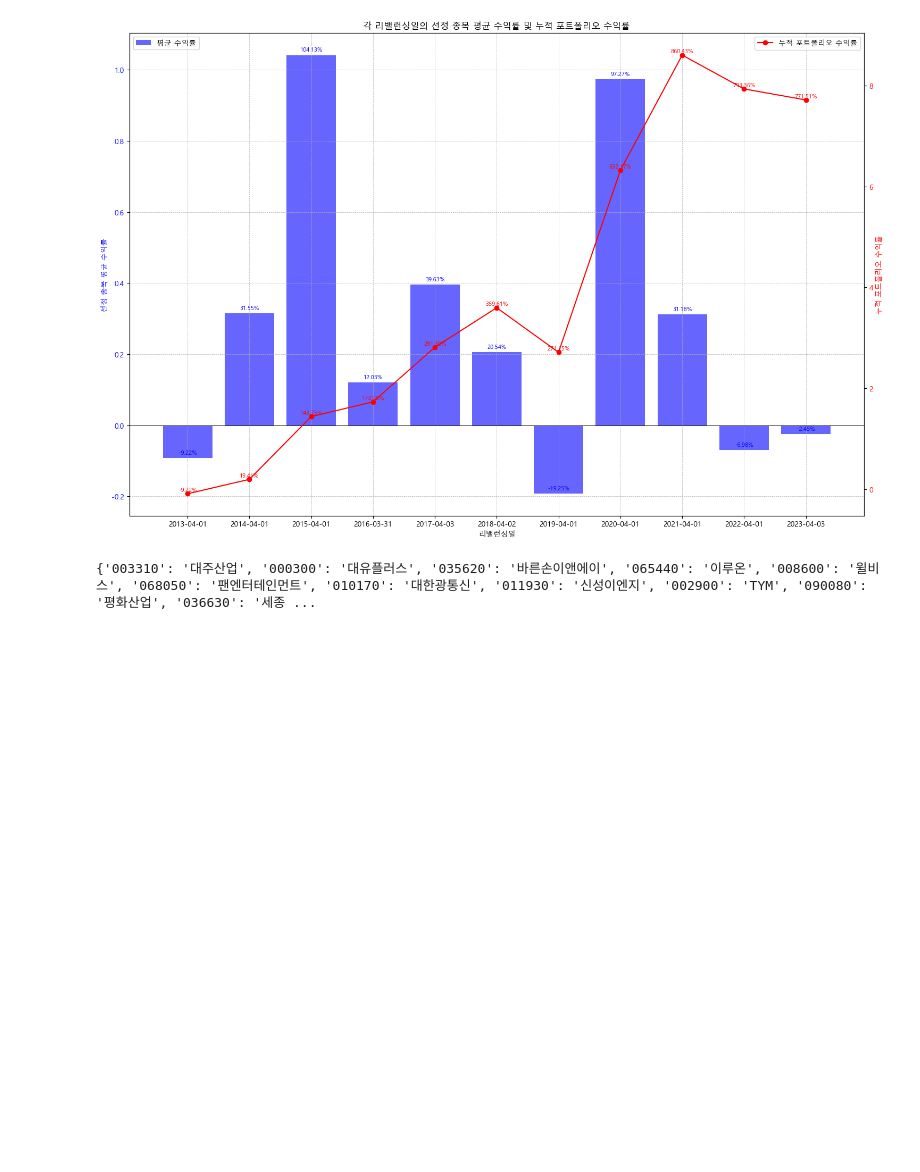
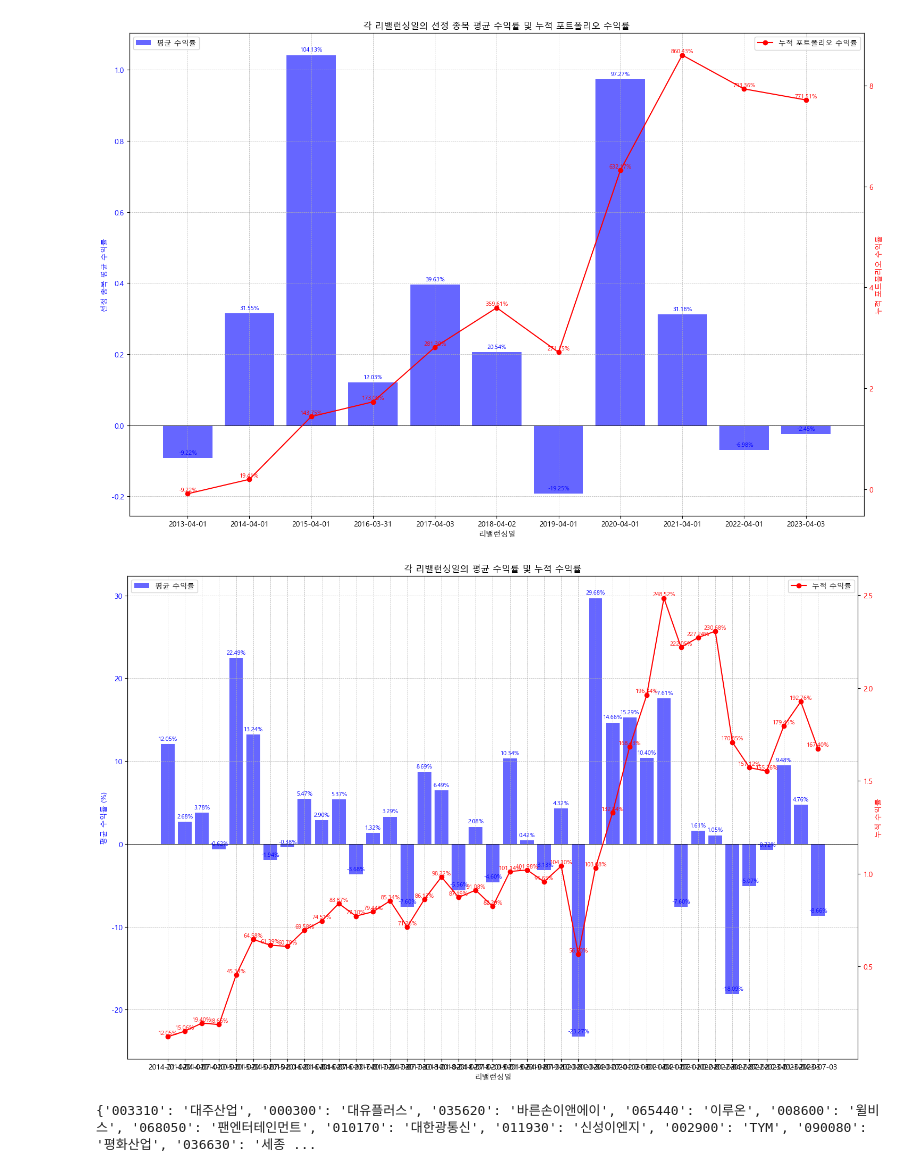
Before and after one commit to Il1Il1IllI1I/Alpha_invest, a Jupyter notebook: new.ipynb, the cells around one changed output. Saved outputs shown, nothing was run; the diff lists cells and outputs as text; code cells hidden in the pictures; blank space fills up the shorter version.

```diff
--- a/new.ipynb
+++ b/new.ipynb
@@ -102,3 +296,96 @@ plt.show()
+# %%
+import pandas as pd
+import numpy as np
+import matplotlib.pyplot as plt
+
+# MACD 계산 함수
+def compute_macd(data, short_window=12, long_window=26, signal_window=9):
+    short_ema = data['Close'].ewm(span=short_window, adjust=False).mean()
+    long_ema = data['Close'].ewm(span=long_window, adjust=False).mean()
+
+    data['MACD'] = short_ema - long_ema
+    data['Signal_Line'] = data['MACD'].ewm(span=signal_window, adjust=False).mean()
+    return data
+
+# 데이터 불러오기
+close_df = pd.read_csv('close_df.csv')
+close_df['Date'] = pd.to_datetime(close_df['Date'])
+
+# 리밸런싱일 정의
+rebalancing_dates = [
+    '2014-01-02', '2014-04-01', '2014-07-01', '2014-10-01', '2015-01-02', '2015-04-01', '2015-07-01', '2015-10-01',
+    '2016-01-04', '2016-04-01', '2016-07-01', '2016-10-04', '2017-01-02', '2017-04-03', '2017-07-03', '2017-10-10',
+    '2018-01-02', '2018-04-02', '2018-07-02', '2018-10-01', '2019-01-02', '2019-04-01', '2019-07-01', '2019-10-01',
+    '2020-01-02', '2020-04-01', '2020-07-01', '2020-10-05', '2021-01-04', '2021-04-01', '2021-07-01', '2021-10-01',
+    '2022-01-03', '2022-04-01', '2022-07-01', '2022-10-04', '2023-01-02', '2023-04-03', '2023-07-03', '2023-10-04'
+]
+
+# 선택된 종목
+selected_stocks = close_df.columns[1:].tolist()
+
+# 각 종목에 대한 백테스트 수행
+portfolio_returns_dict = {}
+selected_stocks_each_period = {}  # 리밸런싱일마다 매수신호를 준 종목들을 저장
+
+for stock in selected_stocks:
+    stock_data = close_df[['Date', stock]].copy()
+    stock_data.rename(columns={stock: 'Close'}, inplace=True)
+    stock_data = compute_macd(stock_data)
+
+    stock_returns = []
+    for i in range(len(rebalancing_dates) - 1):
+        start_date = rebalancing_dates[i]
+        end_date = rebalancing_dates[i + 1]
+
+        buy_signal = stock_data[(stock_data['Date'] >= start_date) & (stock_data['Date'] < end_date) & (stock_data['MACD'] > stock_data['Signal_Line'])]
+        if not buy_signal.empty:
+            buy_date = buy_signal.iloc[0]['Date']
+            buy_price = stock_data[stock_data['Date'] == buy_date]['Close'].values[0]
+            sell_price = stock_data[stock_data['Date'] == end_date]['Close'].values[0]
+            stock_returns.append((sell_price - buy_price) / buy_price)
+
+            # 해당 기간동안 매수신호를 준 종목을 저장
+            if start_date in selected_stocks_each_period:
+                selected_stocks_each_period[start_date].append(stock)
+            else:
+                selected_stocks_each_period[start_date] = [stock]
+        else:
+            stock_returns.append(0)
+
+    portfolio_returns_dict[stock] = stock_returns
+
+# 각 리밸런싱일에 대한 평균 수익률 계산
+average_returns = [np.mean([portfolio_returns_dict[stock][i] for stock in selected_stocks]) for i in range(len(rebalancing_dates) - 1)]
+
+# 누적 수익률 계산
+cumulative_returns = np.cumprod(np.array(average_returns) + 1) - 1
+
+# 그래프 그리기
+fig, ax1 = plt.subplots(figsize=(15, 10))
+bars = ax1.bar(rebalancing_dates[:-1], np.array(average_returns) * 100, color='blue', label='평균 수익률', alpha=0.6)
+ax1.set_title('각 리밸런싱일의 평균 수익률 및 누적 수익률')
+ax1.set_xlabel('리밸런싱일')
+ax1.set_ylabel('평균 수익률 (%)', color='blue')
+ax1.tick_params(axis='y', labelcolor='blue')
+ax1.grid(True, which='both', linestyle='--', linewidth=0.5)
+ax1.axhline(0, color='black', linewidth=0.6)
+for bar in bars:
+    height = bar.get_height()
+    ax1.annotate(f'{height:.2f}%', xy=(bar.get_x() + bar.get_width() / 2, height), xytext=(0, 3), textcoords="offset points", ha='center', va='bottom', fontsize=8, color='blue')
+
+ax2 = ax1.twinx()
+lines, = ax2.plot(rebalancing_dates[:-1], cumulative_returns, color='red', label='누적 수익률', marker='o')
+ax2.set_ylabel('누적 수익률', color='red')
+ax2.tick_params(axis='y', labelcolor='red')
+for i, txt in enumerate(cumulative_returns):
+    ax2.annotate(f'{txt:.2%}', (rebalancing_dates[i], cumulative_returns[i]), textcoords="offset points", xytext=(0,3), ha='center', fontsize=8, color='red')
+
+ax1.legend(loc='upper left')
+ax2.legend(loc='upper right')
+plt.tight_layout()
+plt.show()
+# %% [output]
+[figure, added]
 # %%
 # 종목코드와 기업명 매핑 코드
 stock_codes_by_date ={
```
Also changed, not shown: parts of 4 cells of this notebook, 2 other files.
